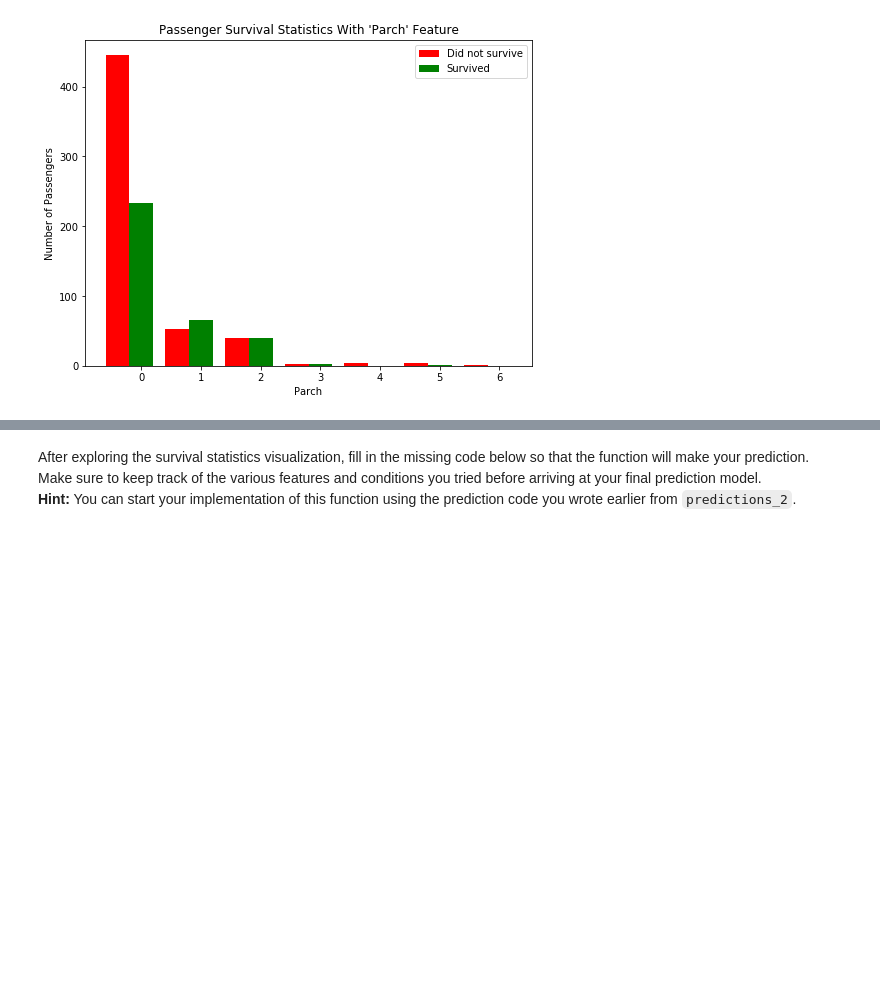
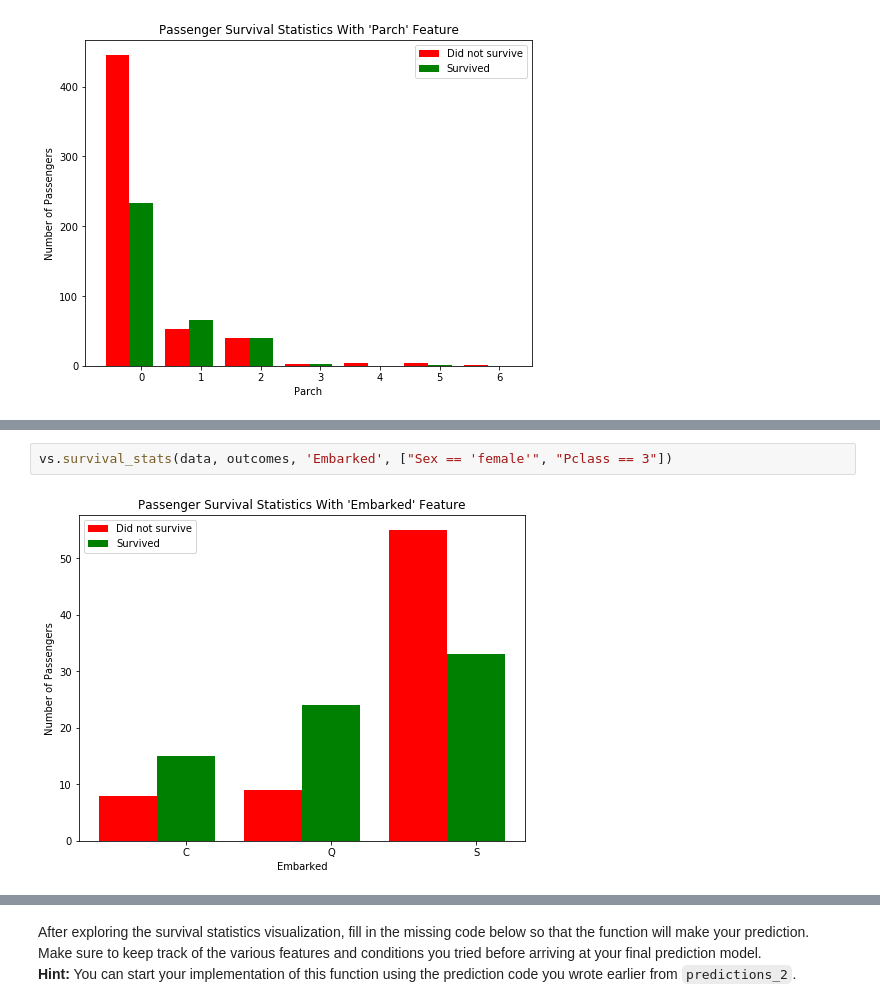
Before and after one commit to izizxllz/machine-learning, a Jupyter notebook: projects/titanic_survival_exploration/titanic_survival_exploration.ipynb, the cells around one changed output, grey strips where cells are left out. Cells and saved outputs as stored; diff of their text form; blank space fills up the shorter version.

```diff
--- a/projects/titanic_survival_exploration/titanic_survival_exploration.ipynb
+++ b/projects/titanic_survival_exploration/titanic_survival_exploration.ipynb
@@ -244,0 +252,4 @@ vs.survival_stats(data, outcomes, 'Age', ["Sex == 'female'", "Pclass == 3"])
+# %%
+vs.survival_stats(data, outcomes, 'Embarked', ["Sex == 'female'", "Pclass == 3"])
+# %% [output]
+[figure, added]
```
Also changed, not shown: parts of 9 cells of this notebook.
